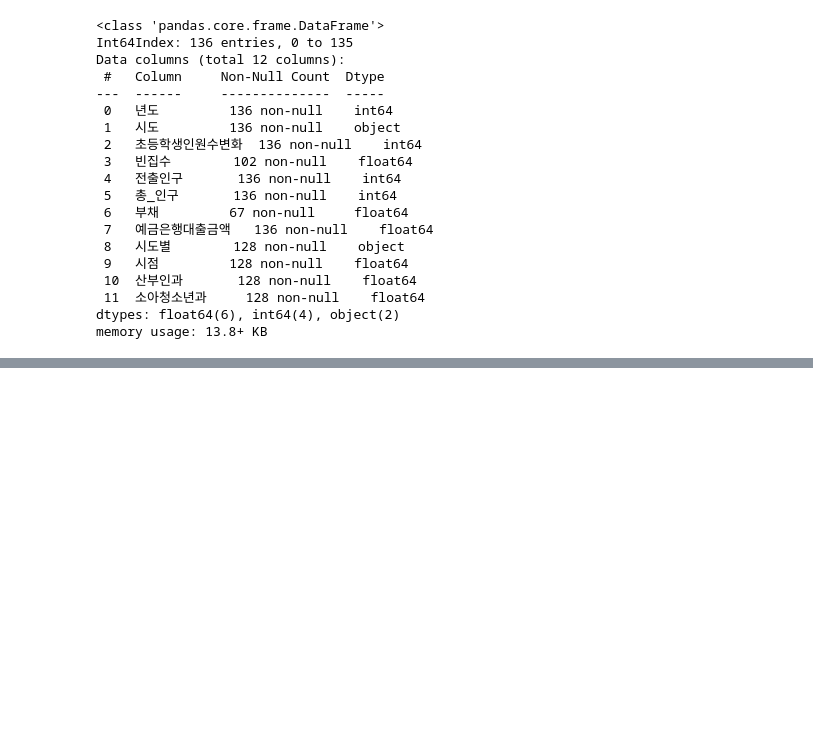
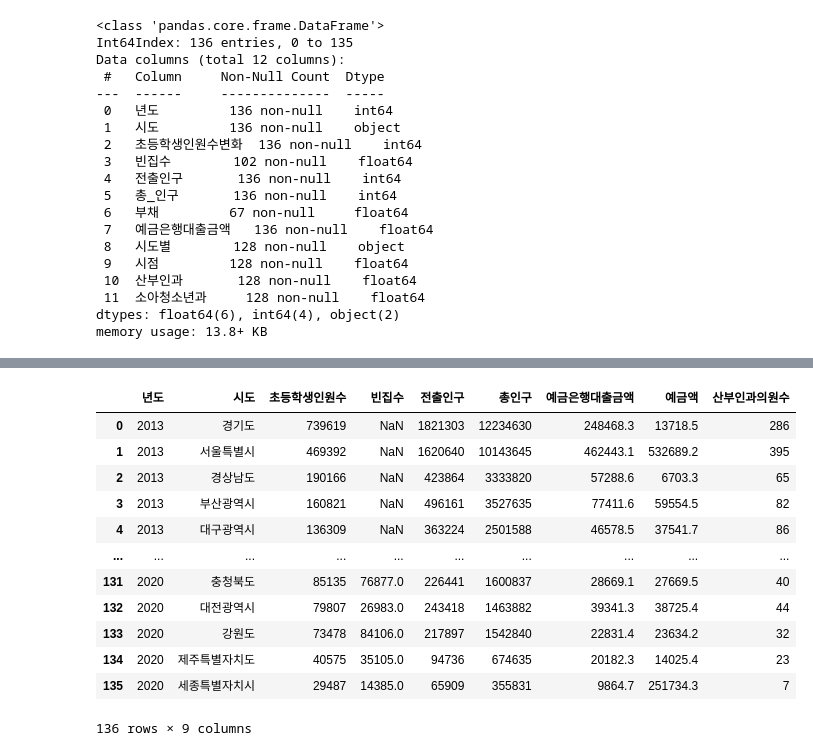
Before and after one commit to vxornjs11/Pytone_Flutter, a Jupyter notebook: Note/00. First 취합.ipynb, the cells around one changed output, grey strips where cells are left out. Drawn from its saved outputs; the diff is of its cells as text; code cells hidden in the pictures; blank space fills up the shorter version.

```diff
--- a/Note/00. First 취합.ipynb
+++ b/Note/00. First 취합.ipynb
@@ -405,3 +406,19 @@ df4
 136 rows × 9 columns
 # %%
 df4.to_csv('../Data/01.통합.csv', encoding='utf-8', index=True)
+# %%
+df4
+# %% [output]
+|  | 년도 | 시도 | 초등학생인원수 | 빈집수 | 전출인구 | 총인구 | 예금은행대출금액 | 예금액 | 산부인과의원수 |
+| 0 | 2013 | 경기도 | 739619 | NaN | 1821303 | 12234630 | 248468.3 | 13718.5 | 286 |
+| 1 | 2013 | 서울특별시 | 469392 | NaN | 1620640 | 10143645 | 462443.1 | 532689.2 | 395 |
+| 2 | 2013 | 경상남도 | 190166 | NaN | 423864 | 3333820 | 57288.6 | 6703.3 | 65 |
+| 3 | 2013 | 부산광역시 | 160821 | NaN | 496161 | 3527635 | 77411.6 | 59554.5 | 82 |
+| 4 | 2013 | 대구광역시 | 136309 | NaN | 363224 | 2501588 | 46578.5 | 37541.7 | 86 |
+| ... | ... | ... | ... | ... | ... | ... | ... | ... | ... |
+| 131 | 2020 | 충청북도 | 85135 | 76877.0 | 226441 | 1600837 | 28669.1 | 27669.5 | 40 |
+| 132 | 2020 | 대전광역시 | 79807 | 26983.0 | 243418 | 1463882 | 39341.3 | 38725.4 | 44 |
+| 133 | 2020 | 강원도 | 73478 | 84106.0 | 217897 | 1542840 | 22831.4 | 23634.2 | 32 |
+| 134 | 2020 | 제주특별자치도 | 40575 | 35105.0 | 94736 | 674635 | 20182.3 | 14025.4 | 23 |
+| 135 | 2020 | 세종특별자치시 | 29487 | 14385.0 | 65909 | 355831 | 9864.7 | 251734.3 | 7 |
+136 rows × 9 columns
```
Also changed, not shown: parts of 7 cells of this notebook, 1 other file.
